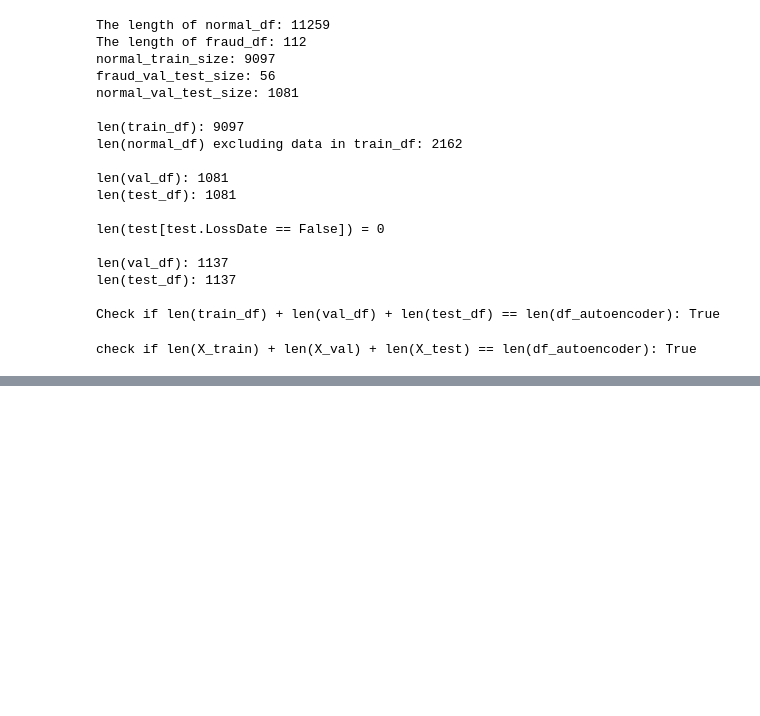
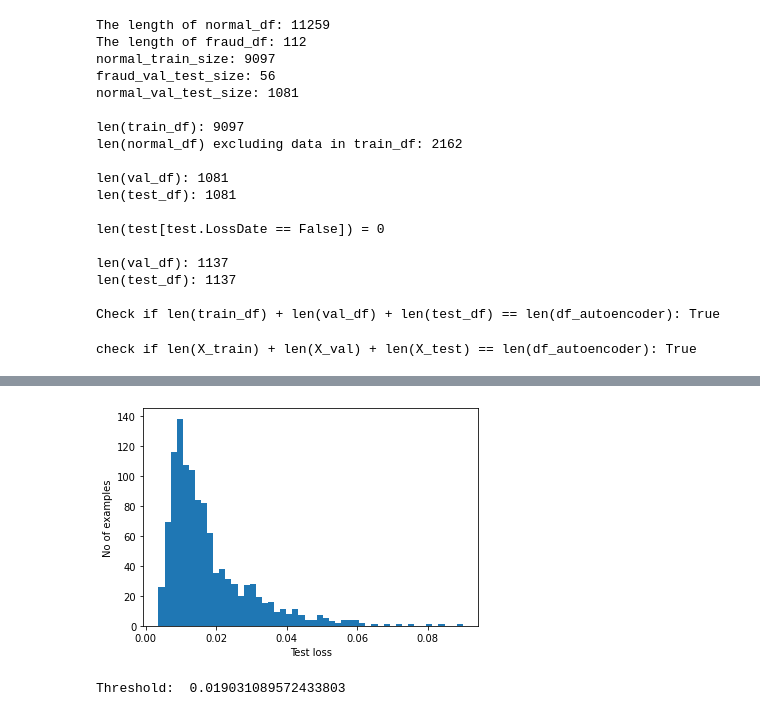
Before and after one commit to ba-group-projects/insurance-fraud-detection, a Jupyter notebook: main-update-autoencoder.ipynb, the cells around one changed output, grey strips where cells are left out. Cells and saved outputs as stored; diff of their text form; code cells hidden in the pictures; blank space fills up the shorter version.

```diff
--- a/main-update-autoencoder.ipynb
+++ b/main-update-autoencoder.ipynb
@@ -1077,0 +1146,16 @@ create_plot(autoencoder_log)
+# %%
+reconstructions = autoencoder.predict(X_test)
+test_loss = tf.keras.losses.mae(reconstructions, X_test)
+# train_loss = tf.keras.losses.MeanSquaredError(reconstructions, X_val)
+
+plt.hist(test_loss[None,:], bins=50)
+plt.xlabel("Test loss")
+plt.ylabel("No of examples")
+plt.show()
+# %% [output]
+[figure, added]
+# %%
+threshold = np.mean(train_loss) + np.std(train_loss)
+print("Threshold: ", threshold)
+# %% [output]
+Threshold:  0.019031089572433803
```
Also changed, not shown: parts of 14 cells of this notebook, 1 other file.
